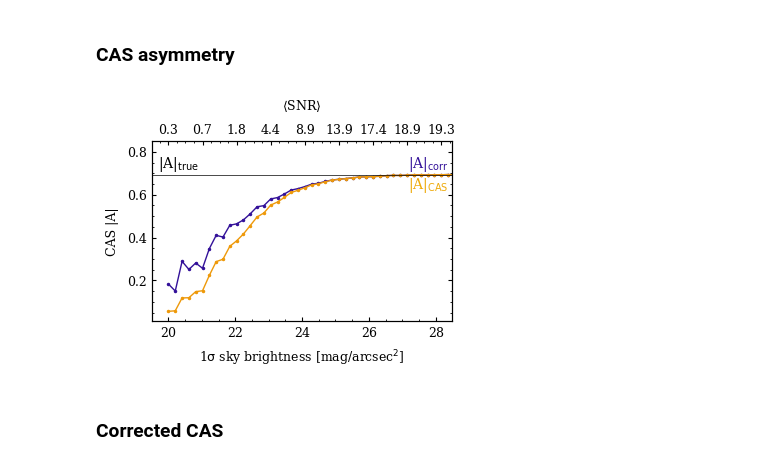
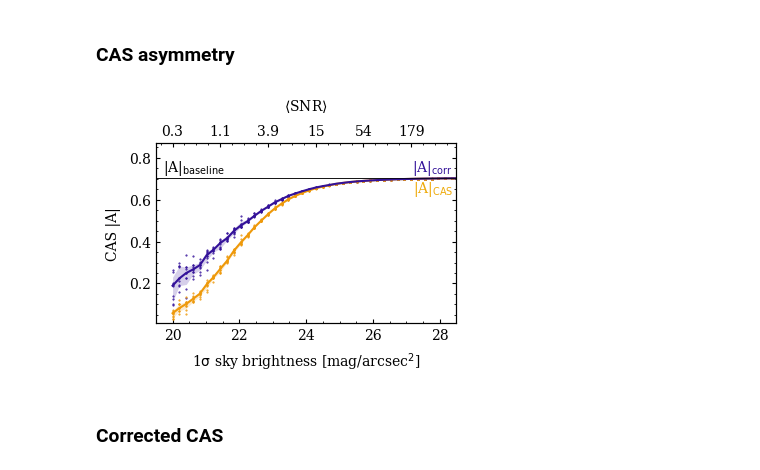
Before and after one commit to astro-nova/asymmetry, a Jupyter notebook: 10 Asymmetry Series - Final.ipynb, the cells around one changed output. Cells and saved outputs as stored; diff of their text form; code cells hidden in the pictures.

```diff
--- a/10 Asymmetry Series - Final.ipynb
+++ b/10 Asymmetry Series - Final.ipynb
@@ -38,7 +38,10 @@ std_pxscale = 0.4
 convolve_nyquist = True
 # %%
 plt.rcParams['font.size'] = 10
-plt.rcParams['xtick.minor.size'] = 1
+plt.rcParams['xtick.minor.size'] = 1.5
+plt.rcParams['ytick.minor.size'] = 1.5
+plt.rcParams['xtick.major.size'] = 3
+plt.rcParams['ytick.major.size'] = 3
 # %% [markdown]
 ## Generating a galaxy
 
@@ -294,39 +302,49 @@ sky_mags_df = pd.DataFrame(dicts)
 # %%
 plt.figure(figsize=(3,1.8))
 ax = plt.axes()
 ax_snr = ax.twiny()
 
 # Data points
-ax.plot(sky_mags_df.mag, sky_mags_df.a_cas_cor, '.-', color='#319', ms=3, lw=1)
-ax.plot(sky_mags_df.mag, sky_mags_df.a_cas, '.-', color='#EE990A', ms=3, lw=1)
+ax.plot(sky_mags_df.mag, sky_mags_df.a_cas_cor, '.', color='#319', ms=1, lw=1)
+ax.plot(sky_mags_df.mag, sky_mags_df.a_cas, '.', color='#EE990A', ms=1, lw=1)
 
 # Median
-# qs = sky_mags_df.groupby(by='mag').quantile(q=[0.16, 0.5, 0.84])
-# ax.plot(sky_mags, qs.xs(0.5, level=1).a_cas, color='C9')
-# ax.fill_between(sky_mags, qs.xs(0.16, level=1).a_cas, qs.xs(0.84, level=1).a_cas, color='C9', alpha=0.2)
+qs = sky_mags_df.groupby(by='mag').quantile(q=[0.16, 0.5, 0.84])
+ax.plot(sky_mags, qs.xs(0.5, level=1).a_cas, color='#EE990A')
+ax.fill_between(sky_mags, qs.xs(0.16, level=1).a_cas, qs.xs(0.84, level=1).a_cas, color='#EE990A', alpha=0.2)
+ax.axhline(a_cas_real, color='k', lw=0.5)
+
+ax.plot(sky_mags, qs.xs(0.5, level=1).a_cas_cor, color='#319')
+ax.fill_between(sky_mags, qs.xs(0.16, level=1).a_cas_cor, qs.xs(0.84, level=1).a_cas_cor, color='#319', alpha=0.2)
 ax.axhline(a_cas_real, color='k', lw=0.5)
 
 # Annotations
-ax.annotate(r'|A|$_{true}$', xy=(19.7, a_cas_real+0.005), size=10, ha='left', va='bottom')
+ax.annotate(r'|A|$_{baseline}$', xy=(19.7, a_cas_real+0.005), size=10, ha='left', va='bottom')
 ax.annotate(r'|A|$_{corr}$', xy=(28.4, a_cas_real+0.005), size=10, ha='right', va='bottom', color='#319')
 ax.annotate(r'|A|$_{CAS}$', xy=(28.4, a_cas_real-0.005), size=10, ha='right', va='top', color='#eeaa0A')
 
 
 # SNR ticks
-ax_snr.set_xticks(sky_mags[::5])
-ax_snr.set_xticklabels([f'{x:0.1f}' for x in sky_mags_df.snr[::5]])
+ax_snr.set_xticks(sky_mags[::7])
+snr_ticklabels = sky_mags_df.snr[::7*n_sims]
+ticklabels = []
+for l in snr_ticklabels:
+    if l<10: ticklabels.append(f'{l:0.1f}')
+    else: ticklabels.append(f'{l:0.0f}')
+ax_snr.set_xticklabels(ticklabels)
+# ax_snr.xaxis.set_major_formatter('{x:9<5.1f}')
 
 # Limits
 ax.set_xlim(19.51, 28.49)
 ax_snr.set_xlim(19.51, 28.49)
-ax.set_ylim(0.01, 0.85)
+ax.set_ylim(0.01, 0.87)
 ax.set_ylabel('CAS |A|')
 ax.set_xlabel(r'1$\sigma$ sky brightness [mag/arcsec$^2$]')
 ax_snr.set_xlabel(r'$\langle$SNR$\rangle$', labelpad=10)
 
 plt.savefig('figures/paper/cas_a_snr.pdf', bbox_inches='tight', pad_inches=0)
 # %% [output]
-[figure, old version]
+[figure, new version]
 # %% [markdown]
 ### Corrected CAS
 # %%
```
Also changed, not shown: parts of 7 cells of this notebook, 3 other files.
